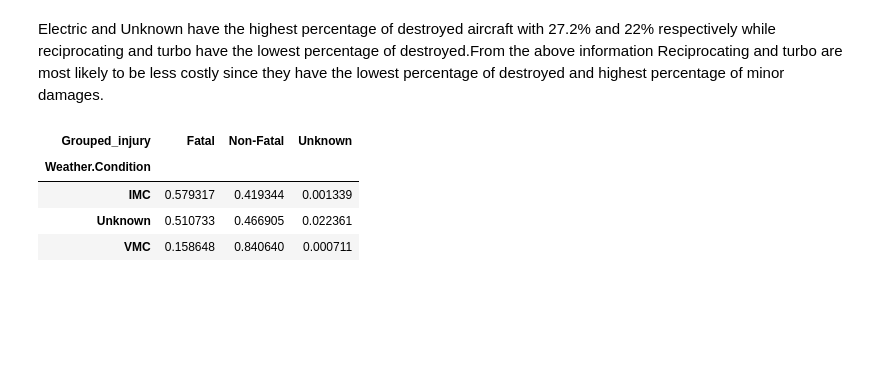
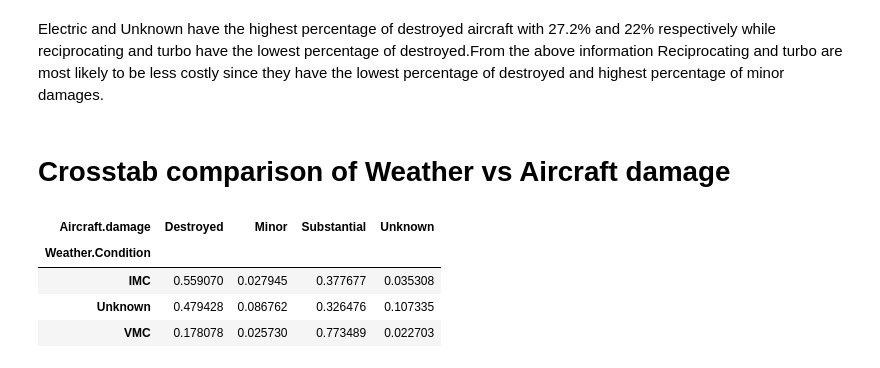
Before and after one commit to Marian-amo/Phase-1-project, a Jupyter notebook: project.ipynb/project.ipynb, the cells around one changed output. Saved outputs shown, nothing was run; the diff lists cells and outputs as text; code cells hidden in the pictures; blank space fills up the shorter version.

```diff
--- a/project.ipynb/project.ipynb
+++ b/project.ipynb/project.ipynb
@@ -406,6 +401,6 @@ dtype: int64
 **Label the Nan entries as unknown for Aircraft.damage and other for Make_grouped**
 # %%
 df['Aircraft.damage'] = df['Aircraft.damage'].fillna('Unknown')
-df['Make_grouped'] = df['Make_grouped'].fillna('Other')
+df['Make_Model_grouped'] = df['Make_grouped'].fillna('Other')
 df[['Grouped_injury', 'Engine_Group', 'Aircraft.damage', 'Make_grouped']].isna().sum()
 # %% [output]
@@ -470,11 +463,13 @@ Text(0, 0.5, 'Proportion (Normalized Index)')
 [figure]
 # %% [markdown]
 Electric and Unknown have the highest percentage of destroyed aircraft with 27.2% and 22% respectively while reciprocating and turbo have the lowest percentage of destroyed.From the above information Reciprocating and turbo are most likely to be less costly since they have the lowest percentage of destroyed and highest percentage of minor damages.
-# %%
-pd.crosstab(df['Weather.Condition'], df['Grouped_injury'], normalize='index')
-# %% [output]
-| Grouped_injury | Fatal | Non-Fatal | Unknown |
-| Weather.Condition |  |  |  |
-| IMC | 0.579317 | 0.419344 | 0.001339 |
-| Unknown | 0.510733 | 0.466905 | 0.022361 |
-| VMC | 0.158648 | 0.840640 | 0.000711 |
+# %% [markdown]
+# Crosstab comparison of Weather vs Aircraft damage
+# %%
+pd.crosstab(df['Weather.Condition'], df['Aircraft.damage'], normalize='index')
+# %% [output]
+| Aircraft.damage | Destroyed | Minor | Substantial | Unknown |
+| Weather.Condition |  |  |  |  |
+| IMC | 0.559070 | 0.027945 | 0.377677 | 0.035308 |
+| Unknown | 0.479428 | 0.086762 | 0.326476 | 0.107335 |
+| VMC | 0.178078 | 0.025730 | 0.773489 | 0.022703 |
```
Also changed, not shown: parts of 7 cells of this notebook, 1 other file.
